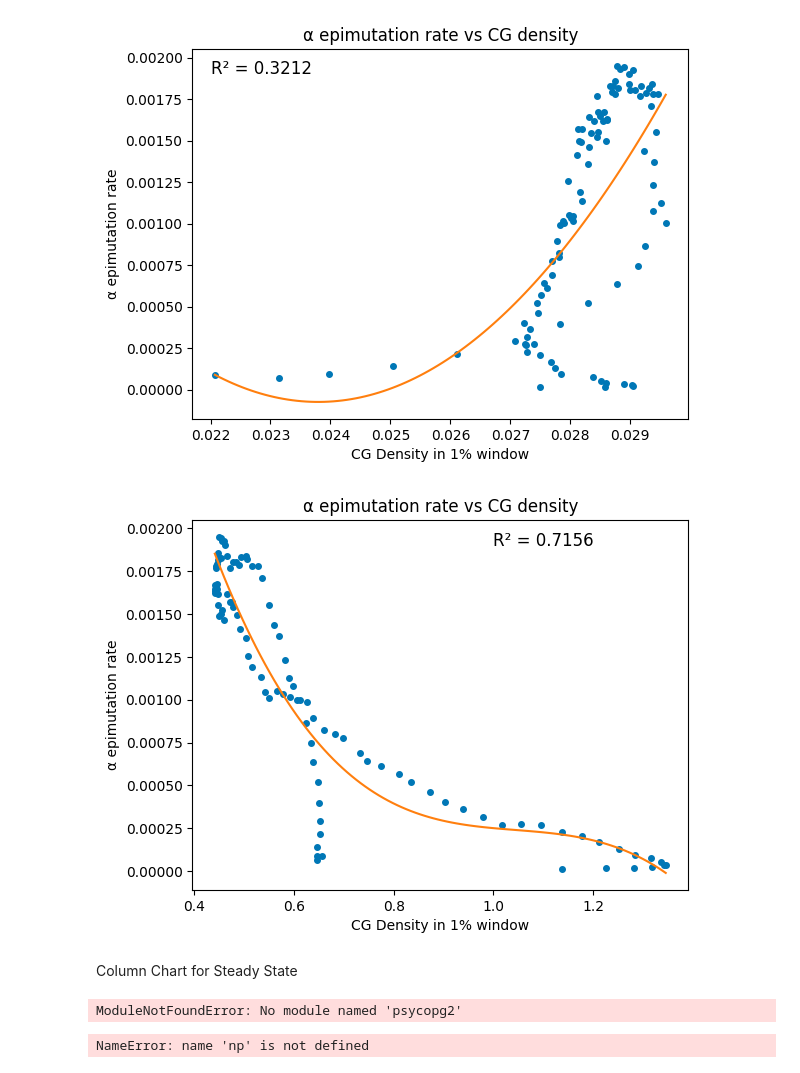
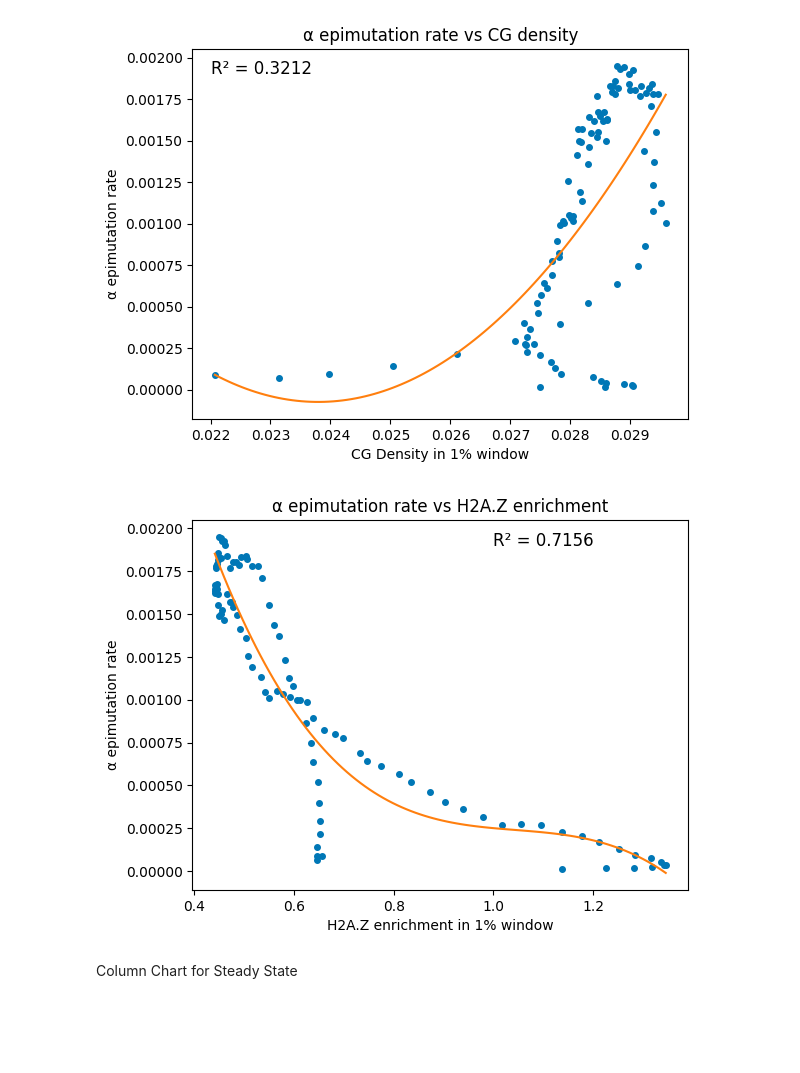
Before and after one commit to constantingoeldel/epigenomics, a Jupyter notebook: plotting.ipynb, the cells around one changed output. Drawn from its saved outputs; the diff is of its cells as text; code cells hidden in the pictures; blank space fills up the shorter version.

```diff
--- a/plotting.ipynb
+++ b/plotting.ipynb
@@ -50,18 +30,22 @@ KeyboardInterrupt:
 # %%
 import numpy as np
 
-headers, wt = data[0], data[1:]
-mods_headers, mod = mods[0], mods[1:]
-cmt3_headers, cmt3 = cmt3raw[0], cmt3raw[1:]
-suv_headers, suv = suvraw[0], suvraw[1:]
-bivariate_headers, bivariate = bivariate[0], bivariate[1:]
+headers, wt_pre = data[0], data[1:]
+mods_headers, mod_pre = mods[0], mods[1:]
+cmt3_headers, cmt3_pre = cmt3raw[0], cmt3raw[1:]
+suv_headers, suv_pre = suvraw[0], suvraw[1:]
+bivariate_headers, bivariate_pre = bivariate[0], bivariate[1:]
+D_dt_headers, D_dt_pre = D_dt_raw[0], D_dt_raw[1:]
+wt_new_headers, wt_new_pre = wt_new_raw[0], wt_new_raw[1:]
 
 
-wt = np.array(wt, dtype=np.float32)
-mod = np.array(mod, dtype=np.float32)
-cmt3 = np.array(cmt3, dtype=np.float32)
-suv = np.array(suv, dtype=np.float32)
-bivariate = np.array(bivariate, dtype=np.float32)
+wt = np.array(wt_pre, dtype=np.float32)
+mod = np.array(mod_pre, dtype=np.float32)
+cmt3 = np.array(cmt3_pre, dtype=np.float32)
+suv = np.array(suv_pre, dtype=np.float32)
+bivariate = np.array(bivariate_pre, dtype=np.float32)
+D_dt = np.array(D_dt_pre, dtype=np.float32)
+wt_new = np.array(wt_new_pre, dtype=np.float32)
 
 u = [i for i in range(-500, 0, 5)]
 g=  [i for i in range(0, 1000, 10)]
@@ -253,40 +236,28 @@ plt.show()
 # %%
 intragenic_h2az = h2az[101:200]
 intragenic_alpha = alpha[101:200]
 
 
 z = list(zip(intragenic_h2az, intragenic_alpha))
 z = np.array(z,dtype=[('cg_density', float), ('alpha', float)])
 s = np.sort(z, order='cg_density' )
 cg_dens,alph = zip(*s)
 
 
 
 p = np.polyfit(intragenic_h2az, intragenic_alpha, 3)
 x = np.linspace(min(intragenic_h2az), max(intragenic_h2az), num=100)
 
 
 plt.plot(cg_dens, alph, 'o', color=b, markersize=4)
-plt.title("α epimutation rate vs CG density")
+plt.title("α epimutation rate vs H2A.Z enrichment")
 plt.plot(x, np.poly1d(p)(x), color='C1')
 plt.text(1, 0.0019, f"R² = 0.7156", fontsize=12)
-plt.xlabel("CG Density in 1% window")
+plt.xlabel("H2A.Z enrichment in 1% window")
 plt.ylabel("α epimutation rate")
 plt.savefig("3_E.png", dpi=450) # TODO: alpha label not readable
 plt.show()
 # %% [output]
-[figure, old version]
+[figure, new version]
 # %% [markdown]
 Column Chart for Steady State
-# %%
-import sqlalchemy
-engine = sqlalchemy.create_engine('postgresql://postgres:mypassword@localhost:5432/db')
-# %% [output]
-ModuleNotFoundError: No module named 'psycopg2'
-# %%
-avgs = np.array([0.2593456922,0.2462442694,0.2525945849,0.2549897002,0.2515528465,0.2625954345,0.2627126978])
-gens = np.array([0,1,2,4,5,8,11])
-
-pred = a
-# %% [output]
-NameError: name 'np' is not defined
```
Also changed, not shown: parts of 7 cells of this notebook, 11 other files.
